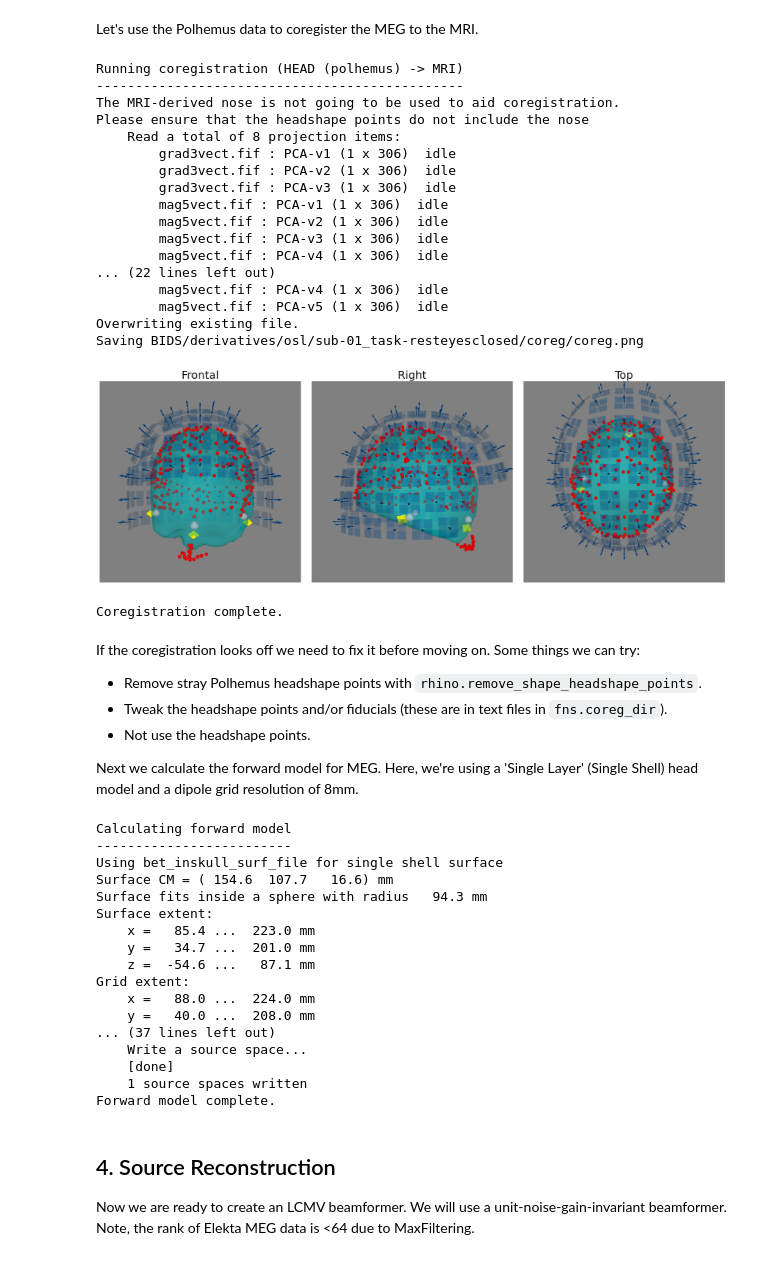
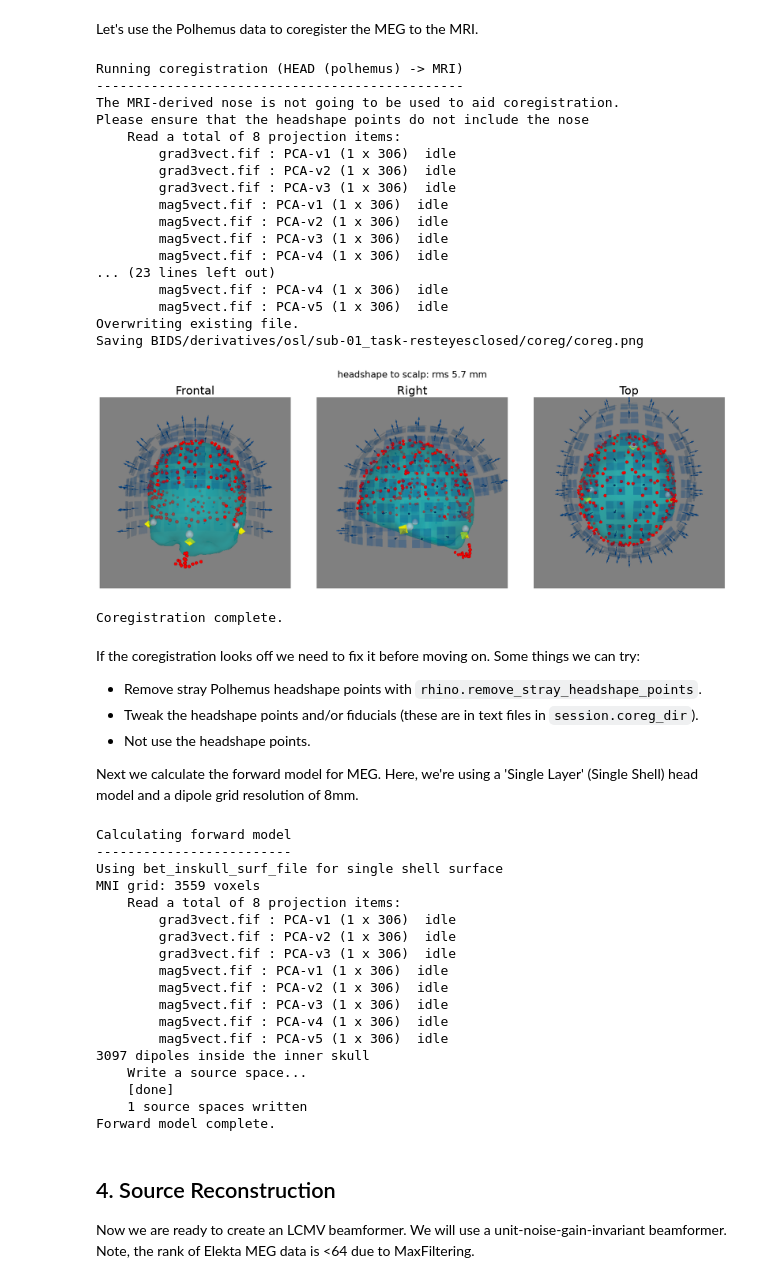
Before and after one commit to OHBA-analysis/Canonical-HMM-Networks, a Jupyter notebook: elekta_meg_parcel.ipynb, the cells around one changed output. Saved outputs shown, nothing was run; the diff lists cells and outputs as text; code cells hidden in the pictures.

```diff
--- a/elekta_meg_parcel.ipynb
+++ b/elekta_meg_parcel.ipynb
@@ -234,9 +231,9 @@ Now we have the preprocessed sensor data and the MRI surfaces. We can perform an
 # %%
-fns = OSLFilenames(
+session = Session(
     outdir="BIDS/derivatives/osl",
     id=id,
     preproc_file=f"BIDS/derivatives/preprocessed/{id}_preproc-raw.fif",
     surfaces_dir=f"BIDS/derivatives/anat_surfaces/sub-{subject}",  # use files.mni152_surfaces.directory for the standard brain
 )
-print(fns)
+print(session)
 # %% [output]
@@ -279,54 +278,55 @@ Saved: BIDS/derivatives/osl/sub-01_task-resteyesclosed/coreg/head_headshape.txt
 Let's use the Polhemus data to coregister the MEG to the MRI.
 # %%
 rhino.coregister_head_and_mri(
-    fns,
+    session,
     use_nose=False,
     allow_mri_scaling=False, # Note: if you're using a standard brain, pass True
     show=True,
 )
 # %% [output]
 Running coregistration (HEAD (polhemus) -> MRI)
 -----------------------------------------------
 The MRI-derived nose is not going to be used to aid coregistration.
 Please ensure that the headshape points do not include the nose
     Read a total of 8 projection items:
         grad3vect.fif : PCA-v1 (1 x 306)  idle
         grad3vect.fif : PCA-v2 (1 x 306)  idle
         grad3vect.fif : PCA-v3 (1 x 306)  idle
         mag5vect.fif : PCA-v1 (1 x 306)  idle
         mag5vect.fif : PCA-v2 (1 x 306)  idle
         mag5vect.fif : PCA-v3 (1 x 306)  idle
         mag5vect.fif : PCA-v4 (1 x 306)  idle
-... (22 lines left out)
+... (23 lines left out)
         mag5vect.fif : PCA-v4 (1 x 306)  idle
         mag5vect.fif : PCA-v5 (1 x 306)  idle
 Overwriting existing file.
 Saving BIDS/derivatives/osl/sub-01_task-resteyesclosed/coreg/coreg.png
-[figure, old version]
+[figure, new version]
 Coregistration complete.
 # %% [markdown]
 If the coregistration looks off we need to fix it before moving on. Some things we can try:
-- Remove stray Polhemus headshape points with `rhino.remove_shape_headshape_points`.
-- Tweak the headshape points and/or fiducials (these are in text files in `fns.coreg_dir`).
+- Remove stray Polhemus headshape points with `rhino.remove_stray_headshape_points`.
+- Tweak the headshape points and/or fiducials (these are in text files in `session.coreg_dir`).
 - Not use the headshape points.
 
 Next we calculate the forward model for MEG. Here, we're using a 'Single Layer' (Single Shell) head model and a dipole grid resolution of 8mm.
 # %%
-rhino.forward_model(fns, model="Single Layer", gridstep=8)
+rhino.forward_model(session, model="Single Layer", gridstep=8)
 # %% [output]
 Calculating forward model
 -------------------------
 Using bet_inskull_surf_file for single shell surface
-Surface CM = ( 154.6  107.7   16.6) mm
-Surface fits inside a sphere with radius   94.3 mm
-Surface extent:
-    x =   85.4 ...  223.0 mm
-    y =   34.7 ...  201.0 mm
-    z =  -54.6 ...   87.1 mm
-Grid extent:
-    x =   88.0 ...  224.0 mm
-    y =   40.0 ...  208.0 mm
-... (37 lines left out)
+MNI grid: 3559 voxels
+    Read a total of 8 projection items:
+        grad3vect.fif : PCA-v1 (1 x 306)  idle
+        grad3vect.fif : PCA-v2 (1 x 306)  idle
+        grad3vect.fif : PCA-v3 (1 x 306)  idle
+        mag5vect.fif : PCA-v1 (1 x 306)  idle
+        mag5vect.fif : PCA-v2 (1 x 306)  idle
+        mag5vect.fif : PCA-v3 (1 x 306)  idle
+        mag5vect.fif : PCA-v4 (1 x 306)  idle
+        mag5vect.fif : PCA-v5 (1 x 306)  idle
+3097 dipoles inside the inner skull
     Write a source space...
     [done]
     1 source spaces written
```
Also changed, not shown: parts of 18 cells of this notebook, 11 other files.
